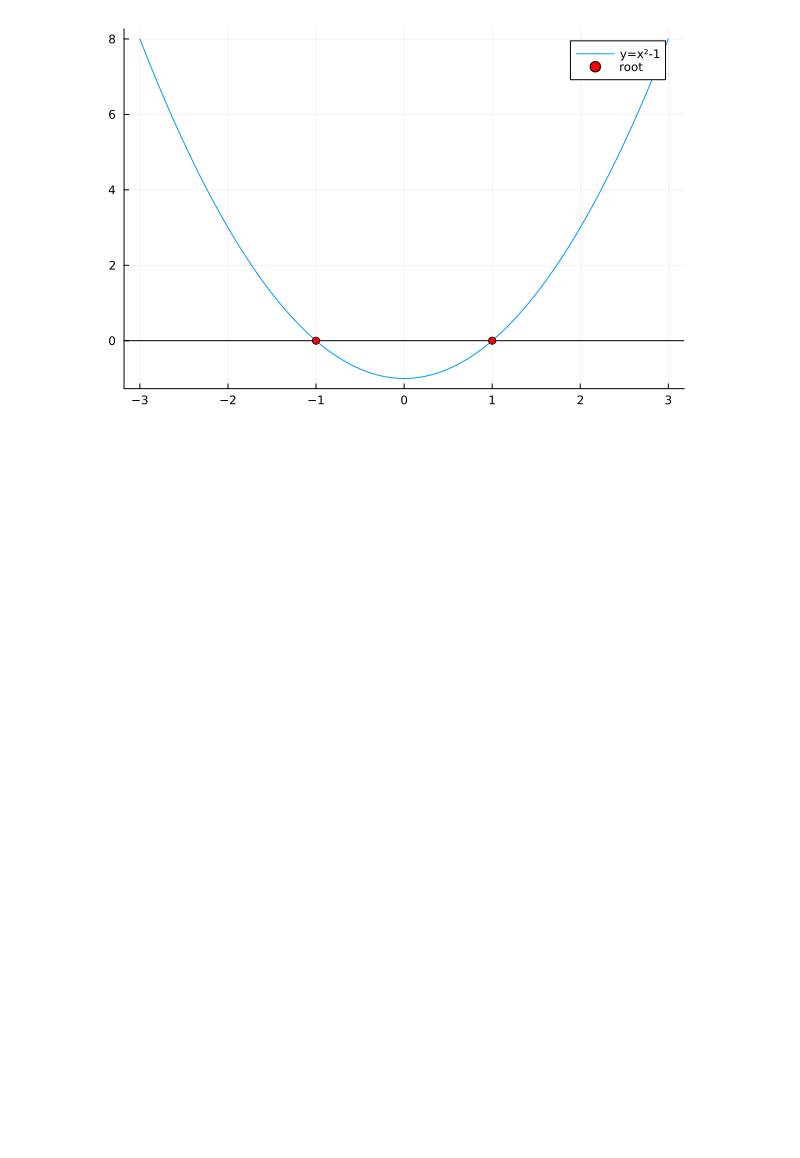
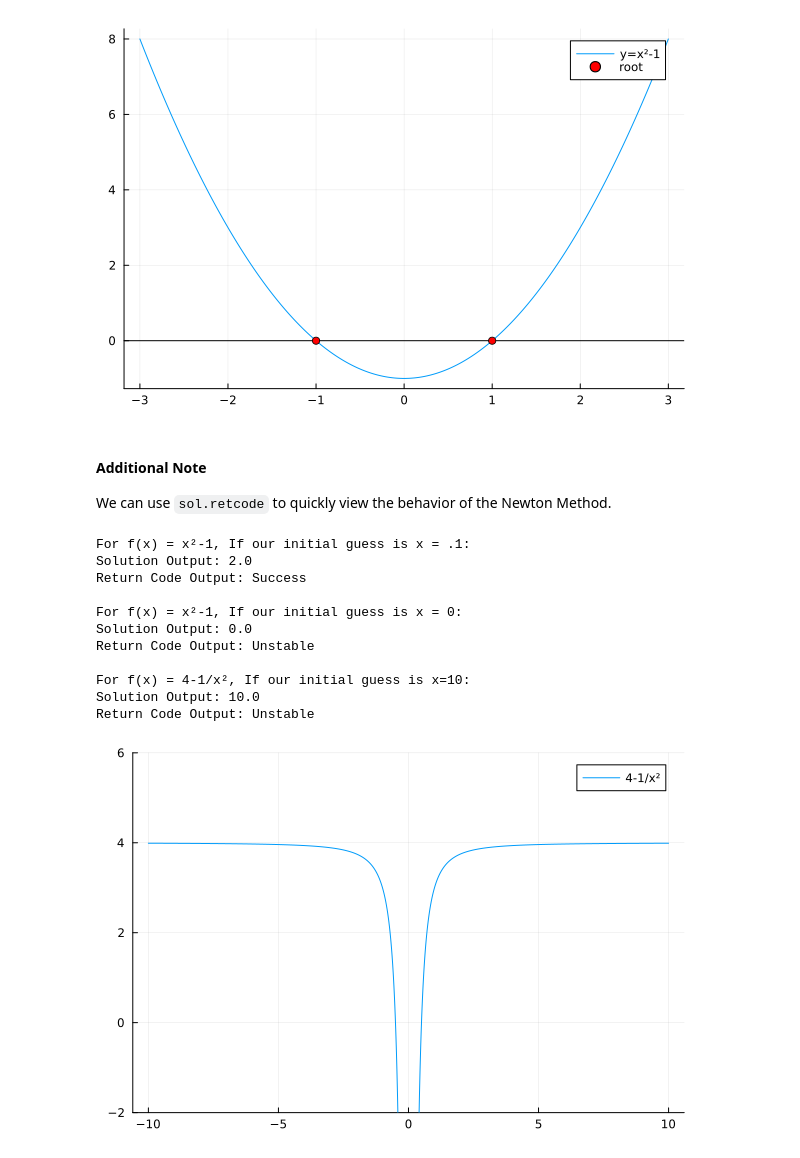
Before and after one commit to cu-numcomp/fall26-community-BenedictNguyen1, a Jupyter notebook: Presentation.ipynb, the cells around one changed output. Saved outputs shown, nothing was run; the diff lists cells and outputs as text; code cells hidden in the pictures; blank space fills up the shorter version.

```diff
--- a/Presentation.ipynb
+++ b/Presentation.ipynb
@@ -45,3 +45,40 @@ hline!([0], color = :black, label = "")
 scatter!(roots, [0], color = :red, label = "root")
 # %% [output]
 [figure]
+# %% [markdown]
+#### Additional Note
+
+We can use `sol.retcode` to quickly view the behavior of the Newton Method.
+# %%
+#For f(x) = x²-1, we would expect an initial guess of x = 2 to converge to the root x = 1
+prob = NonlinearProblem(parabola, .1, p)
+sol = solve(prob, NewtonRaphson())
+println("For f(x) = x²-1, If our initial guess is x = .1:\nSolution Output: $(sol.u)\nReturn Code Output: $(sol.retcode)\n")
+
+#For f(x) = x²-1, we would expect an initial guess of x = 0 to diverge since f'(0) = 0
+prob = NonlinearProblem(parabola, 0, p)
+sol = solve(prob, NewtonRaphson())
+println("For f(x) = x²-1, If our initial guess is x = 0:\nSolution Output: $(sol.u)\nReturn Code Output: $(sol.retcode)\n")
+
+#For f(x) = 4-1/x², we would expect a guess of x = 10 to blow up and diverge.
+f(u, p) = p - (1/u[1]^2)
+p = 4
+prob = NonlinearProblem(f, 10, p)
+sol = solve(prob, NewtonRaphson())
+println("For f(x) = 4-1/x², If our initial guess is x=10:\nSolution Output: $(sol.u)\nReturn Code Output: $(sol.retcode)\n")
+
+xs = -10:.01:10
+plot(xs, [f(x, 4) for x in xs], label = "4-1/x²", ylims = (-2, 6))
+# %% [output]
+For f(x) = x²-1, If our initial guess is x = .1:
+Solution Output: 2.0
+Return Code Output: Success
+
+For f(x) = x²-1, If our initial guess is x = 0:
+Solution Output: 0.0
+Return Code Output: Unstable
+
+For f(x) = 4-1/x², If our initial guess is x=10:
+Solution Output: 10.0
+Return Code Output: Unstable
+[figure, added]
```
Also changed, not shown: parts of 12 cells of this notebook, 1 other file.
